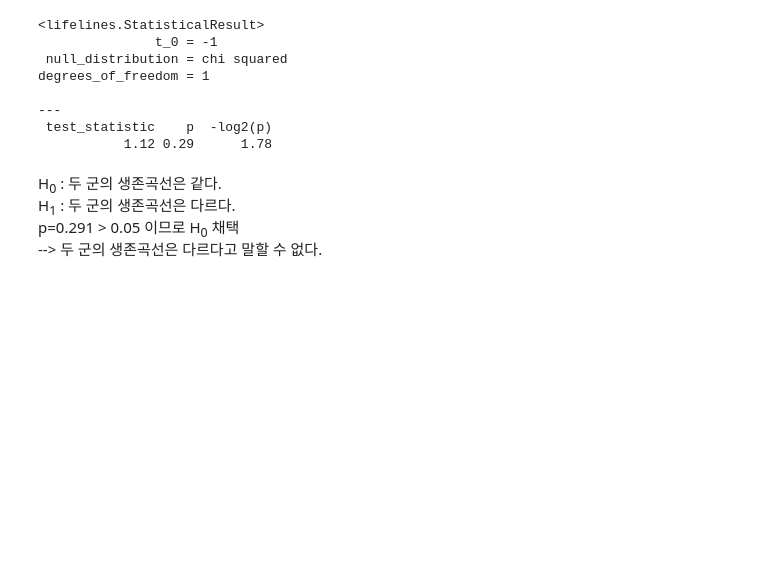
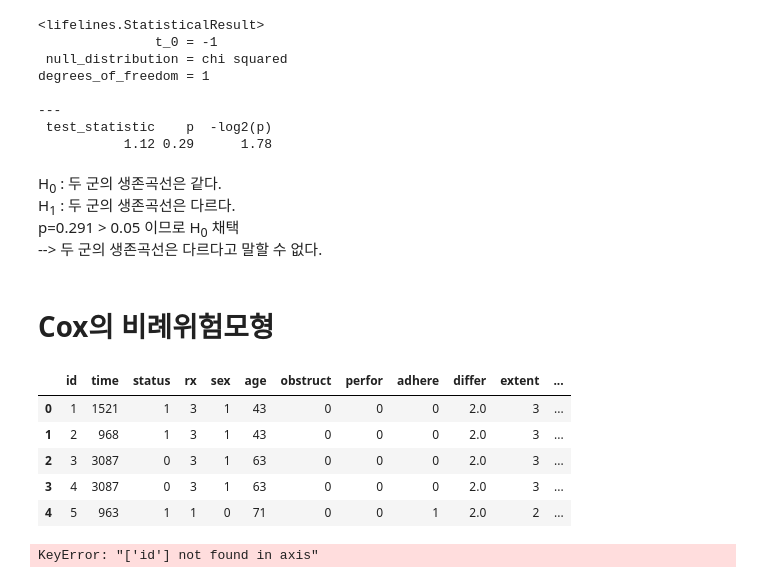
Before and after one commit to scalefreeus/peanuts, a Jupyter notebook: notebooks/statistics/survival.ipynb, the cells around one changed output. Cells and saved outputs as stored; diff of their text form; code cells hidden in the pictures; blank space fills up the shorter version.

```diff
--- a/notebooks/statistics/survival.ipynb
+++ b/notebooks/statistics/survival.ipynb
@@ -99,3 +89,19 @@ H<sub>0</sub> : 두 군의 생존곡선은 같다.
 H<sub>1</sub> : 두 군의 생존곡선은 다르다.
 p=0.291 > 0.05 이므로 H<sub>0</sub> 채택
 --> 두 군의 생존곡선은 다르다고 말할 수 없다.
+# %% [markdown]
+# Cox의 비례위험모형
+# %%
+df = pd.read_csv('data/11_colon_cancer_survival_data.csv')
+df.head()
+# %% [output]
+|  | id | time | status | rx | sex | age | obstruct | perfor | adhere | differ | extent | ... |
+| 0 | 1 | 1521 | 1 | 3 | 1 | 43 | 0 | 0 | 0 | 2.0 | 3 | ... |
+| 1 | 2 | 968 | 1 | 3 | 1 | 43 | 0 | 0 | 0 | 2.0 | 3 | ... |
+| 2 | 3 | 3087 | 0 | 3 | 1 | 63 | 0 | 0 | 0 | 2.0 | 3 | ... |
+| 3 | 4 | 3087 | 0 | 3 | 1 | 63 | 0 | 0 | 0 | 2.0 | 3 | ... |
+| 4 | 5 | 963 | 1 | 1 | 0 | 71 | 0 | 0 | 1 | 2.0 | 2 | ... |
+# %%
+df.drop(['id'], axis=1, inplace=True)
+# %% [output]
+KeyError: "['id'] not found in axis"
```
Also changed, not shown: parts of 12 cells of this notebook, 9 other files.
